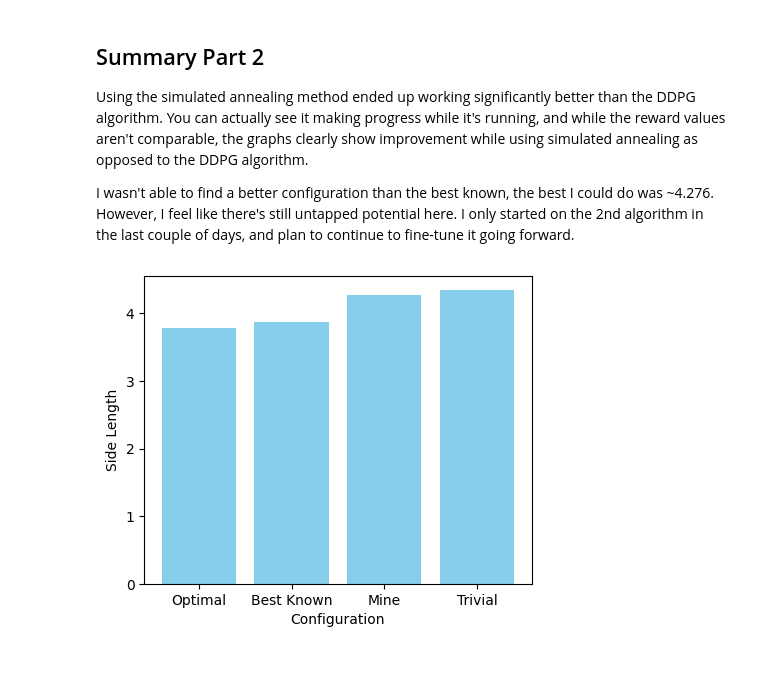
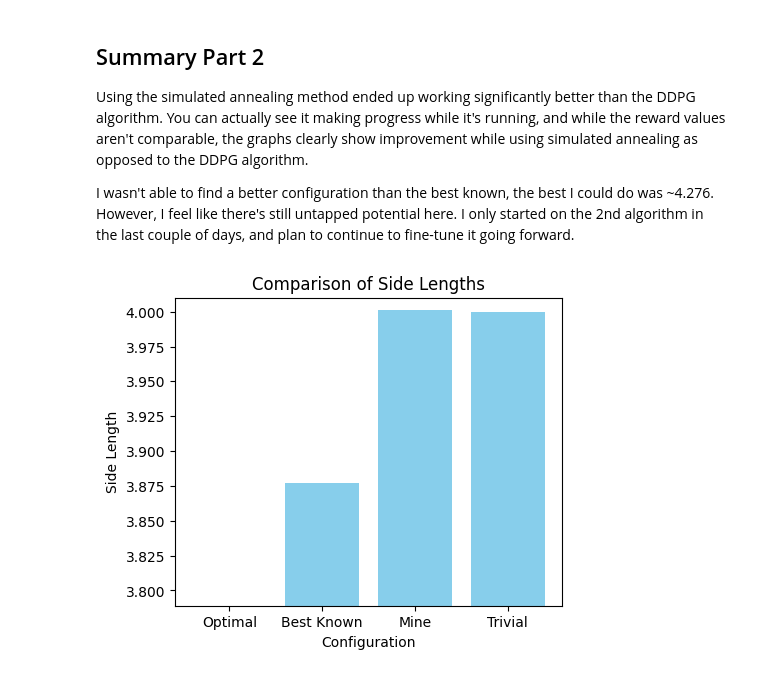
Before and after one commit to smartycope/smartycope.github.io, a Jupyter notebook: posts/SeniorProject/index.ipynb, the cells around one changed output. Drawn from its saved outputs; the diff is of its cells as text; code cells hidden in the pictures.

```diff
--- a/posts/SeniorProject/index.ipynb
+++ b/posts/SeniorProject/index.ipynb
@@ -2042,27 +2044,27 @@ I wasn't able to find a better configuration than the best known, the best I cou
 # %%
 #| echo: false
 import pandas as pd
 import matplotlib.pyplot as plt
 
 # Create the DataFrame
 data = {
-    'config': [3.789, 3.877, 4.276, 4.339],
+    'config': [3.789, 3.877, 4.001, 4.],
     'label': ['Optimal', 'Best Known', 'Mine', 'Trivial']
 }
 df = pd.DataFrame(data)
 
 plt.figure(figsize=(5, 4))
 plt.bar(df['label'], df['config'], color='skyblue')
 
 plt.xlabel('Configuration')
 plt.ylabel('Side Length')
 # plt.title('')
-# plt.ylim(3.7, 4.4)
-
+plt.ylim(3.789, 4.01)
+plt.title('Comparison of Side Lengths')
 # Display the plot
 plt.show()
 # %% [output]
-[figure, old version]
+[figure, new version]
 # %% [markdown]
 
 | Configuration      | Side length | Image |
```
Also changed, not shown: parts of 3 cells of this notebook, 6 other files.
